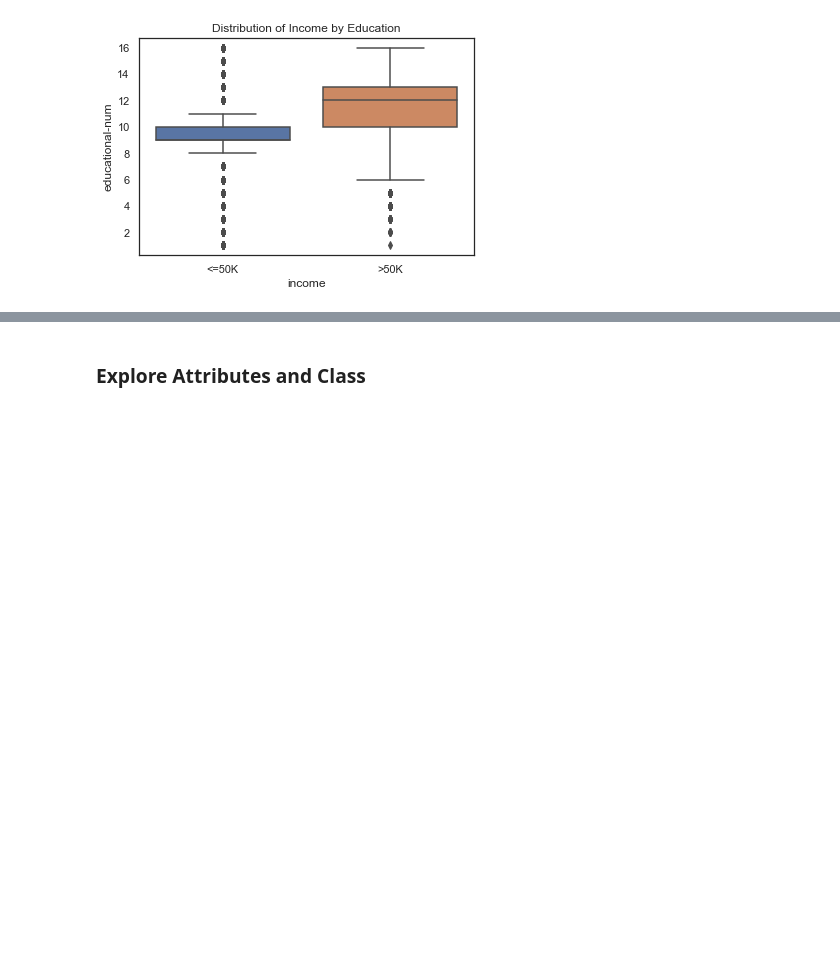
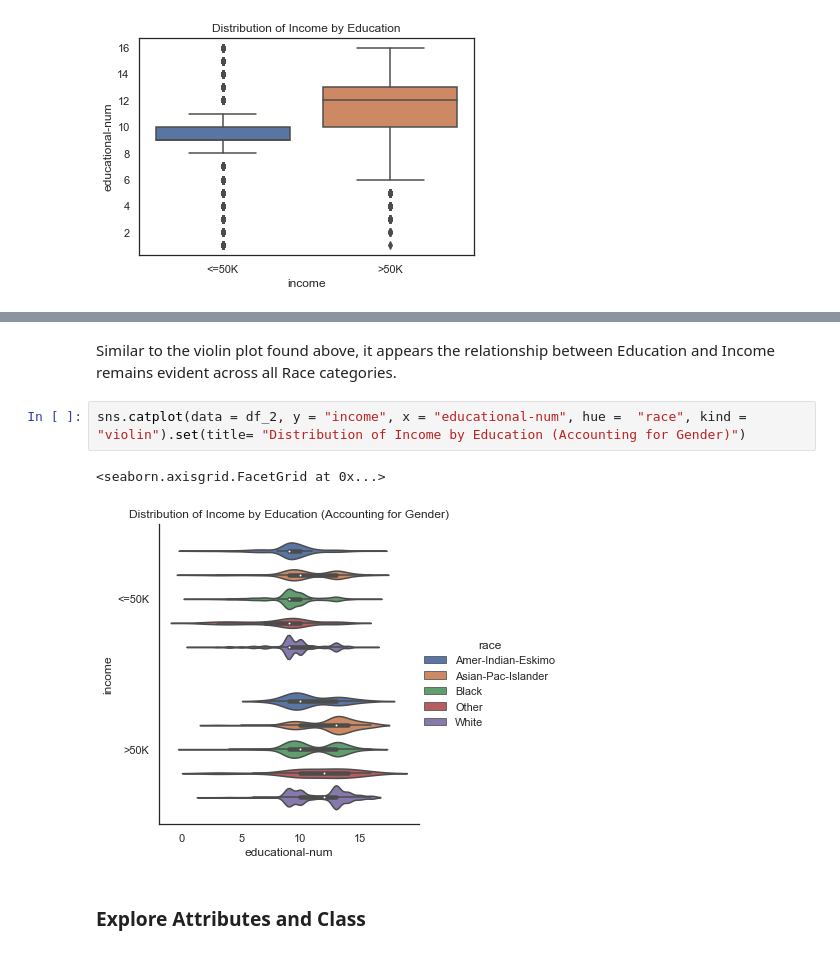
Before and after one commit to j-dominguez9/ML1_Proj1, a Jupyter notebook: CensusAdultDatasetEDA.ipynb, the cells around one changed output, grey strips where cells are left out. Cells and saved outputs as stored; diff of their text form; blank space fills up the shorter version.

```diff
--- a/CensusAdultDatasetEDA.ipynb
+++ b/CensusAdultDatasetEDA.ipynb
@@ -556,3 +568,10 @@ sns.boxplot(data= df_2, x = "income", y = "educational-num").set(title="Distribu
+# %% [markdown]
+Similar to the violin plot found above, it appears the relationship between Education and Income remains evident across all Race categories.
+# %%
+sns.catplot(data = df_2, y = "income", x = "educational-num", hue =  "race", kind = "violin").set(title= "Distribution of Income by Education (Accounting for Gender)")
+# %% [output]
+<seaborn.axisgrid.FacetGrid at 0x...>
+[figure, added]
 # %% [markdown]
 ### Explore Attributes and Class
 # %% [markdown]
```
Also changed, not shown: parts of 4 cells of this notebook.
